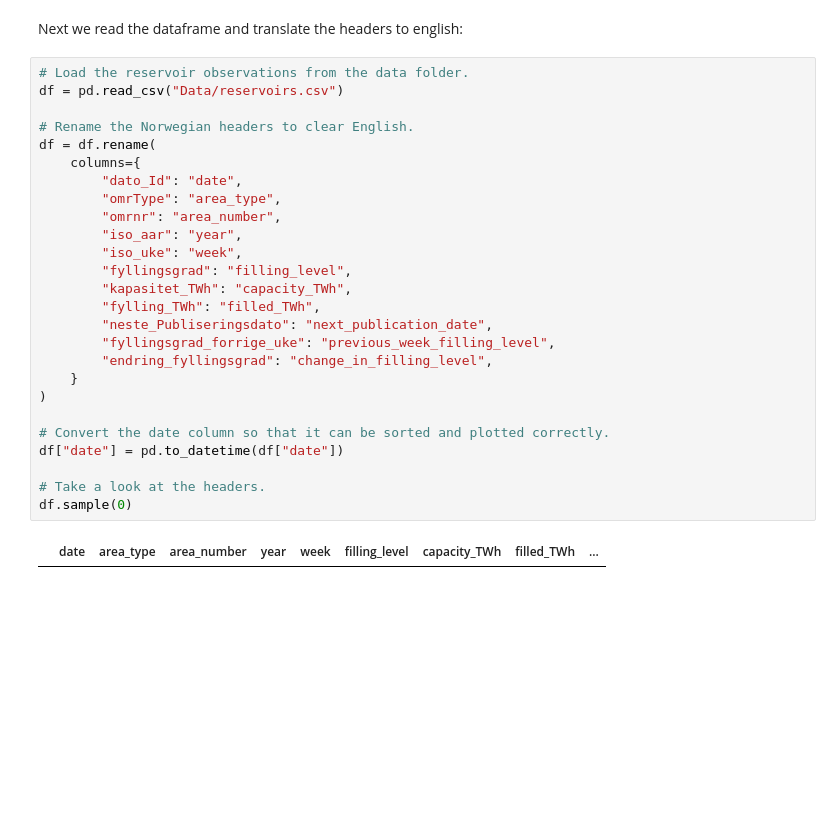
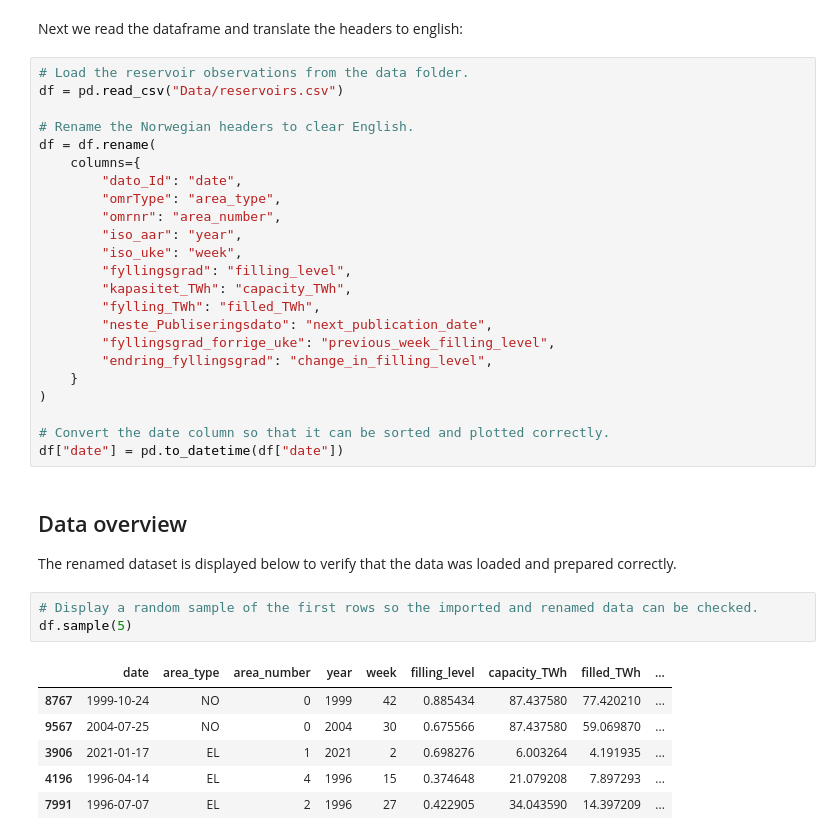
Before and after one commit to Mehdij1511/IND320-Mehdij1511, a Jupyter notebook: ProjectPart1/ProjectPart1.ipynb, the cells around one changed output. Cells and saved outputs as stored; diff of their text form; blank space fills up the shorter version.

```diff
--- a/ProjectPart1/ProjectPart1.ipynb
+++ b/ProjectPart1/ProjectPart1.ipynb
@@ -32,8 +66,17 @@ df = df.rename(
 
 # Convert the date column so that it can be sorted and plotted correctly.
 df["date"] = pd.to_datetime(df["date"])
-
-# Take a look at the headers.
-df.sample(0)
-# %% [output]
-|  | date | area_type | area_number | year | week | filling_level | capacity_TWh | filled_TWh | ... |
+# %% [markdown]
+## Data overview
+
+The renamed dataset is displayed below to verify that the data was loaded and prepared correctly.
+# %%
+# Display a random sample of the first rows so the imported and renamed data can be checked.
+df.sample(5)
+# %% [output]
+|  | date | area_type | area_number | year | week | filling_level | capacity_TWh | filled_TWh | ... |
+| 8767 | 1999-10-24 | NO | 0 | 1999 | 42 | 0.885434 | 87.437580 | 77.420210 | ... |
+| 9567 | 2004-07-25 | NO | 0 | 2004 | 30 | 0.675566 | 87.437580 | 59.069870 | ... |
+| 3906 | 2021-01-17 | EL | 1 | 2021 | 2 | 0.698276 | 6.003264 | 4.191935 | ... |
+| 4196 | 1996-04-14 | EL | 4 | 1996 | 15 | 0.374648 | 21.079208 | 7.897293 | ... |
+| 7991 | 1996-07-07 | EL | 2 | 1996 | 27 | 0.422905 | 34.043590 | 14.397209 | ... |
```
Also changed, not shown: parts of 7 cells of this notebook, 4 other files.
